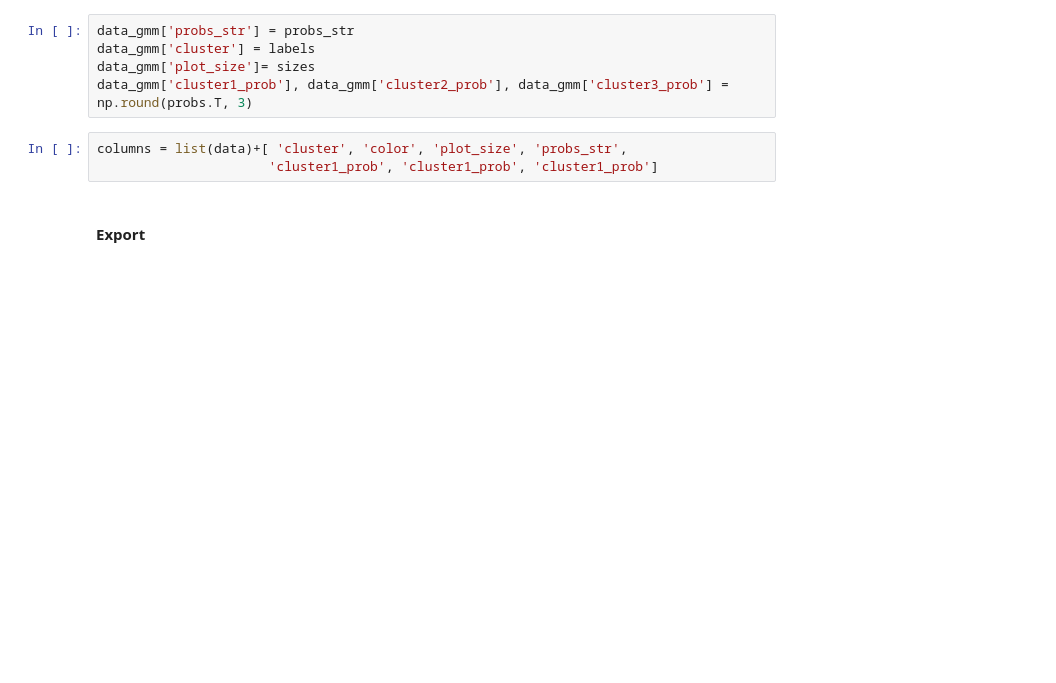
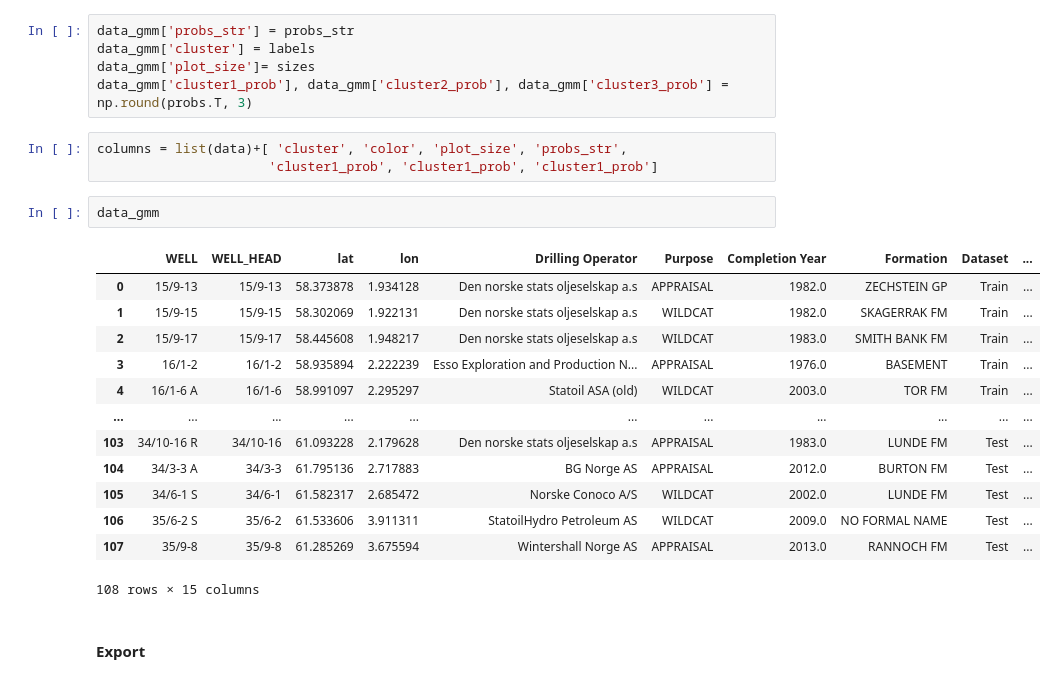
Before and after one commit to mycarta/Force-2020-Machine-Learning-competition_predict-lithology-EDA, a Jupyter notebook: GMM_clustering_of_spatial_location.ipynb, the cells around one changed output. Saved outputs shown, nothing was run; the diff lists cells and outputs as text; blank space fills up the shorter version.

```diff
--- a/GMM_clustering_of_spatial_location.ipynb
+++ b/GMM_clustering_of_spatial_location.ipynb
@@ -445,6 +445,22 @@ data_gmm['cluster1_prob'], data_gmm['cluster2_prob'], data_gmm['cluster3_prob']
 # %%
 columns = list(data)+[ 'cluster', 'color', 'plot_size', 'probs_str',
                       'cluster1_prob', 'cluster1_prob', 'cluster1_prob']
+# %%
+data_gmm
+# %% [output]
+|  | WELL | WELL_HEAD | lat | lon | Drilling Operator | Purpose | Completion Year | Formation | Dataset | ... |
+| 0 | 15/9-13 | 15/9-13 | 58.373878 | 1.934128 | Den norske stats oljeselskap a.s | APPRAISAL | 1982.0 | ZECHSTEIN GP | Train | ... |
+| 1 | 15/9-15 | 15/9-15 | 58.302069 | 1.922131 | Den norske stats oljeselskap a.s | WILDCAT | 1982.0 | SKAGERRAK FM | Train | ... |
+| 2 | 15/9-17 | 15/9-17 | 58.445608 | 1.948217 | Den norske stats oljeselskap a.s | WILDCAT | 1983.0 | SMITH BANK FM | Train | ... |
+| 3 | 16/1-2 | 16/1-2 | 58.935894 | 2.222239 | Esso Exploration and Production N... | APPRAISAL | 1976.0 | BASEMENT | Train | ... |
+| 4 | 16/1-6 A | 16/1-6 | 58.991097 | 2.295297 | Statoil ASA (old) | WILDCAT | 2003.0 | TOR FM | Train | ... |
+| ... | ... | ... | ... | ... | ... | ... | ... | ... | ... | ... |
+| 103 | 34/10-16 R | 34/10-16 | 61.093228 | 2.179628 | Den norske stats oljeselskap a.s | APPRAISAL | 1983.0 | LUNDE FM | Test | ... |
+| 104 | 34/3-3 A | 34/3-3 | 61.795136 | 2.717883 | BG Norge AS | APPRAISAL | 2012.0 | BURTON FM | Test | ... |
+| 105 | 34/6-1 S | 34/6-1 | 61.582317 | 2.685472 | Norske Conoco A/S | WILDCAT | 2002.0 | LUNDE FM | Test | ... |
+| 106 | 35/6-2 S | 35/6-2 | 61.533606 | 3.911311 | StatoilHydro Petroleum AS | WILDCAT | 2009.0 | NO FORMAL NAME | Test | ... |
+| 107 | 35/9-8 | 35/9-8 | 61.285269 | 3.675594 | Wintershall Norge AS | APPRAISAL | 2013.0 | RANNOCH FM | Test | ... |
+108 rows × 15 columns
 # %% [markdown]
 #### Export
 # %%
```
Also changed, not shown: parts of 6 cells of this notebook.
